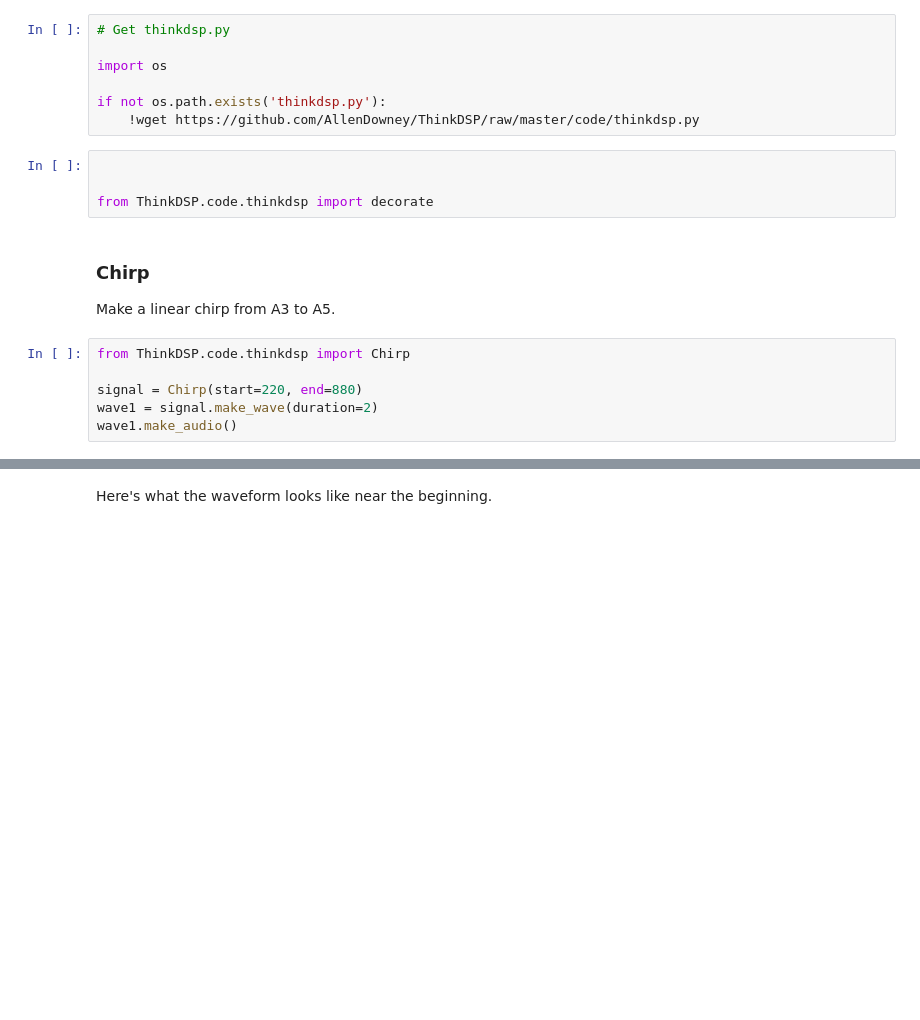
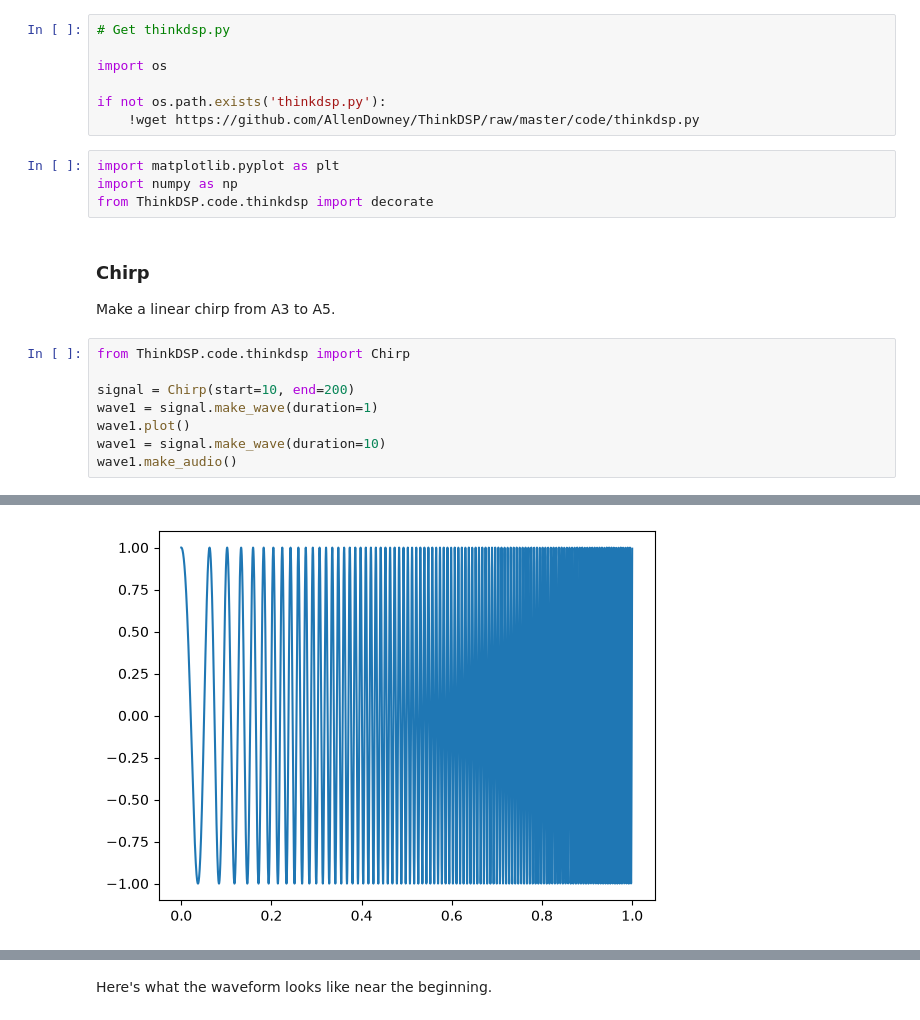
Before and after one commit to sotheasokea/Digital-Signal-Processing-Lecture, a Jupyter notebook: ThinkDSP/code/chap03.ipynb, the cells around one changed output, grey strips where cells are left out. Saved outputs shown, nothing was run; the diff lists cells and outputs as text; blank space fills up the shorter version.

```diff
--- a/ThinkDSP/code/chap03.ipynb
+++ b/ThinkDSP/code/chap03.ipynb
@@ -14,8 +14,8 @@ import os
 if not os.path.exists('thinkdsp.py'):
     !wget https://github.com/AllenDowney/ThinkDSP/raw/master/code/thinkdsp.py
 # %%
-
-
+import matplotlib.pyplot as plt
+import numpy as np
 from ThinkDSP.code.thinkdsp import decorate
 # %% [markdown]
 ### Chirp
@@ -24,8 +24,11 @@ Make a linear chirp from A3 to A5.
 # %%
 from ThinkDSP.code.thinkdsp import Chirp
 
-signal = Chirp(start=220, end=880)
-wave1 = signal.make_wave(duration=2)
+signal = Chirp(start=10, end=200)
+wave1 = signal.make_wave(duration=1)
+wave1.plot()
+wave1 = signal.make_wave(duration=10)
 wave1.make_audio()
 # %% [output]
 [interactive output not drawn]
+[figure, added]
```
Also changed, not shown: parts of 9 cells of this notebook, 13 other files.
